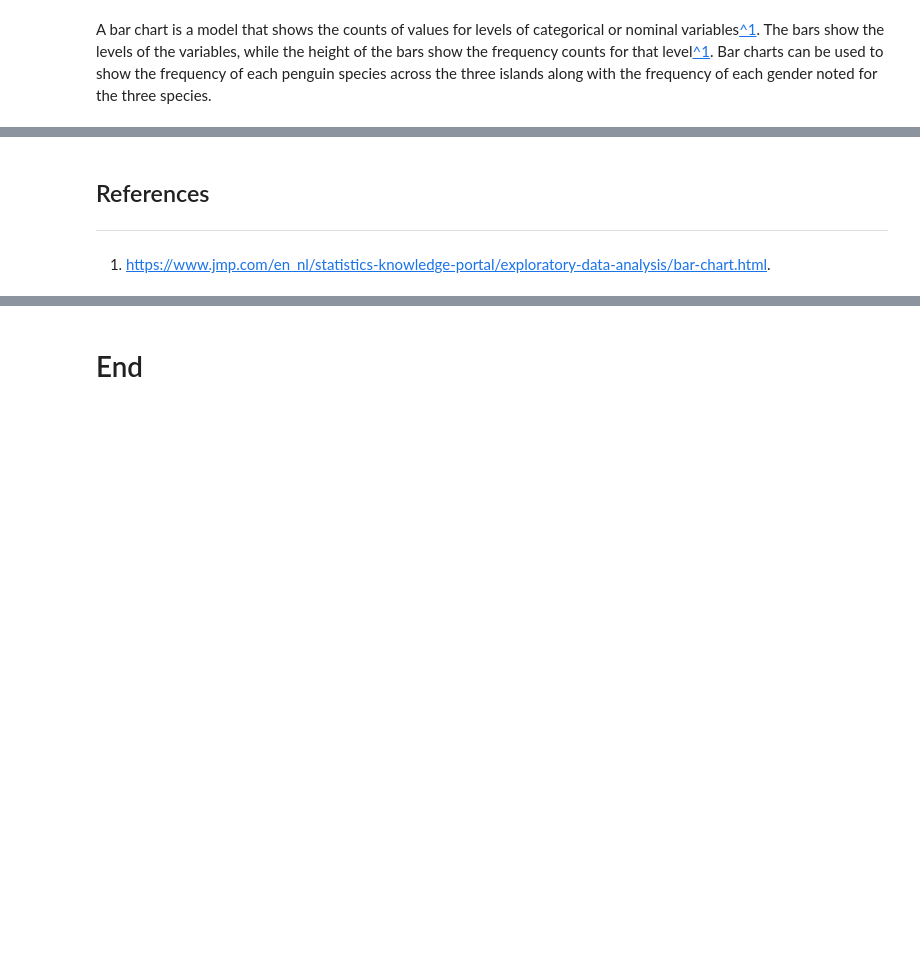
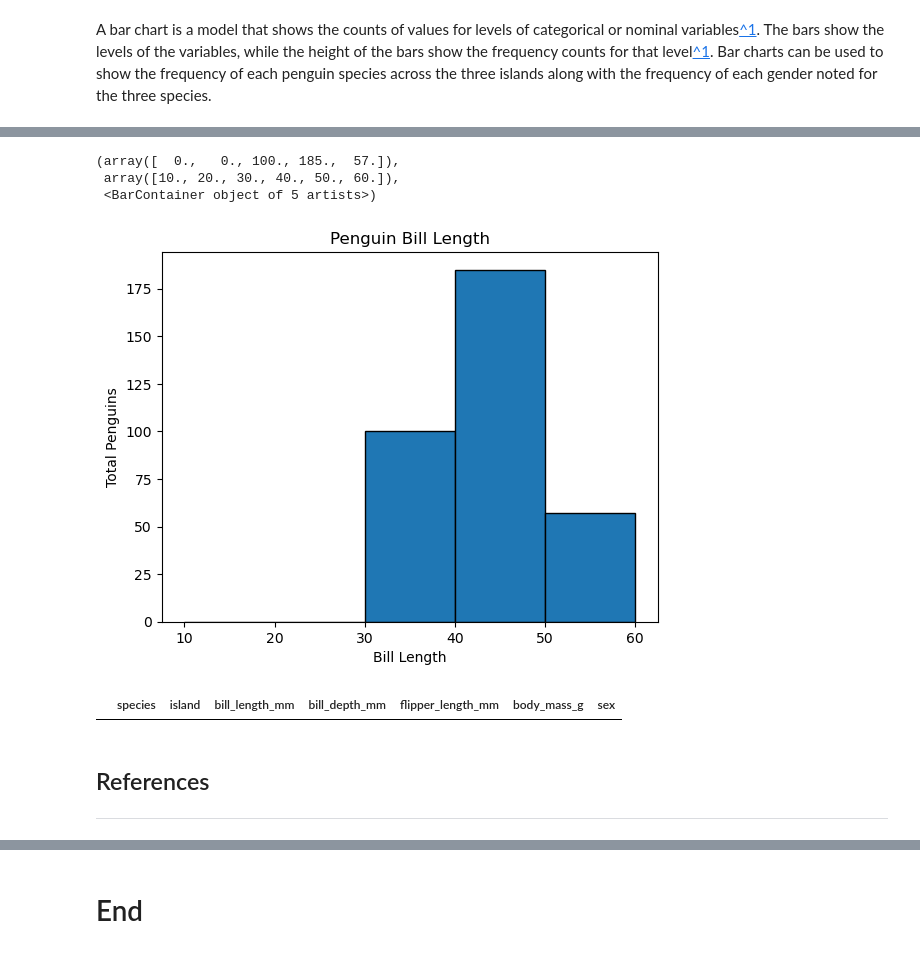
Before and after one commit to Sxnds01/myprojectpda, a Jupyter notebook: penguins.ipynb, the cells around one changed output, grey strips where cells are left out. Saved outputs shown, nothing was run; the diff lists cells and outputs as text; code cells hidden in the pictures; blank space fills up the shorter version.

```diff
--- a/penguins.ipynb
+++ b/penguins.ipynb
@@ -74,5 +172,27 @@ A bar chart is a model that shows the counts of values for levels of categorical
+# %%
+df = pd.read_csv('https://raw.githubusercontent.com/mwaskom/seaborn-data/master/penguins.csv')
+# %%
+frequency = ['species']
+bill_length = ['bill_length_mm']
+bin_edges = [10, 20, 30, 40, 50, 60]
+
+plt.title('Penguin Bill Length')
+plt.xlabel('Bill Length')
+plt.ylabel('Total Penguins')
+
+plt.hist(df[bill_length], bins=bin_edges, edgecolor='black')
+# %% [output]
+(array([  0.,   0., 100., 185.,  57.]),
+ array([10., 20., 30., 40., 50., 60.]),
+ <BarContainer object of 5 artists>)
+[figure, added]
+# %%
+adelie_df = df[
+df['species'] == 'Adelie Penguin (Pygoscelis adeliae)'
+].reset_index(drop=True)
+adelie_df.head(2)
+# %% [output]
+|  | species | island | bill_length_mm | bill_depth_mm | flipper_length_mm | body_mass_g | sex |
 # %% [markdown]
 ## References
 ---
-# %% [markdown]
-1. https://www.jmp.com/en_nl/statistics-knowledge-portal/exploratory-data-analysis/bar-chart.html.
```
Also changed, not shown: parts of 18 cells of this notebook.
